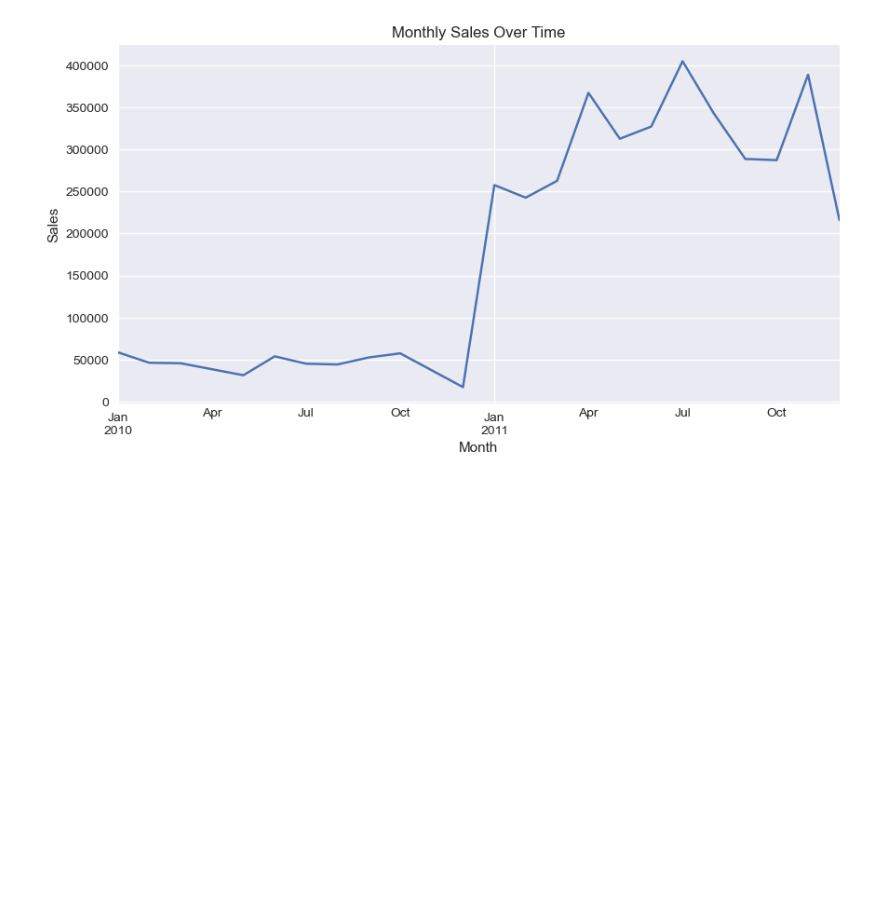
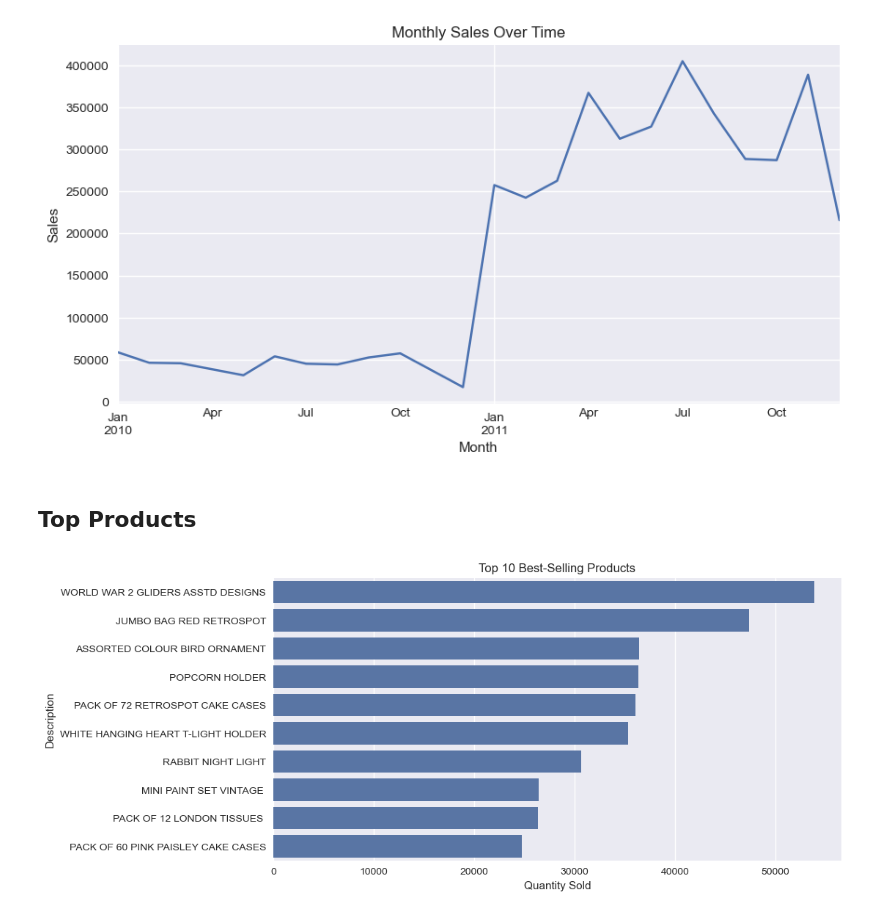
Before and after one commit to EssisDez/marketing_analytics_ai_project, a Jupyter notebook: notebooks/EDA.ipynb, the cells around one changed output. Cells and saved outputs as stored; diff of their text form; code cells hidden in the pictures; blank space fills up the shorter version.

```diff
--- a/notebooks/EDA.ipynb
+++ b/notebooks/EDA.ipynb
@@ -87,3 +87,16 @@ plt.savefig("../visuals/monthly_sales.png", dpi=150)
 plt.show()
 # %% [output]
 [figure]
+# %% [markdown]
+## Top Products
+# %%
+top_products = data.groupby('Description')['Quantity'].sum().sort_values(ascending=False).head(10)
+
+plt.figure(figsize=(10,5))
+sns.barplot(x=top_products.values, y=top_products.index)
+plt.title("Top 10 Best-Selling Products")
+plt.xlabel("Quantity Sold")
+plt.savefig("../visuals/top_products.png", dpi=150)
+plt.show()
+# %% [output]
+[figure, added]
```
Also changed, not shown: parts of 2 cells of this notebook, 2 other files.
